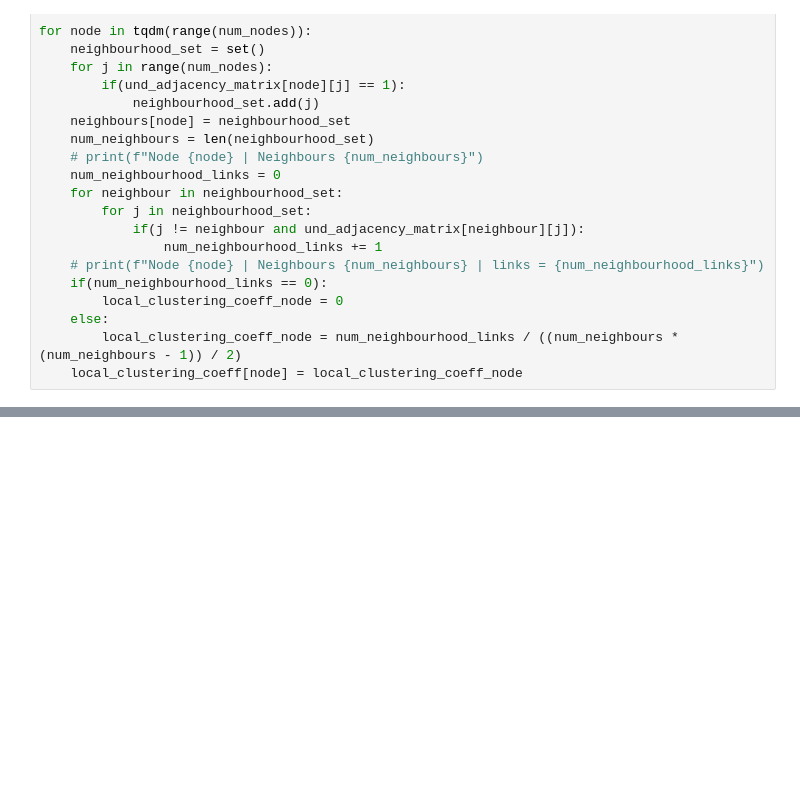
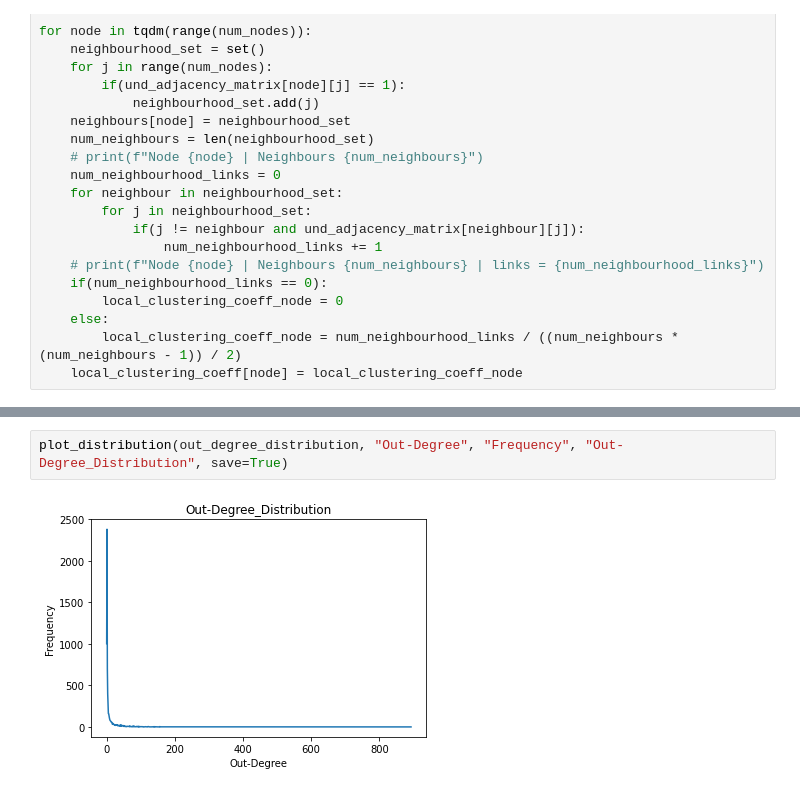
Before and after one commit to samyak19098/IR2022_A3_62, a Jupyter notebook: Q1/Q1.ipynb, the cells around one changed output, grey strips where cells are left out. Saved outputs shown, nothing was run; the diff lists cells and outputs as text; blank space fills up the shorter version.

```diff
--- a/Q1/Q1.ipynb
+++ b/Q1/Q1.ipynb
@@ -129,0 +154,4 @@ for node in tqdm(range(num_nodes)):
+# %%
+plot_distribution(out_degree_distribution, "Out-Degree", "Frequency", "Out-Degree_Distribution", save=True)
+# %% [output]
+[figure, added]
```
Also changed, not shown: parts of 5 cells of this notebook, 3 other files.
